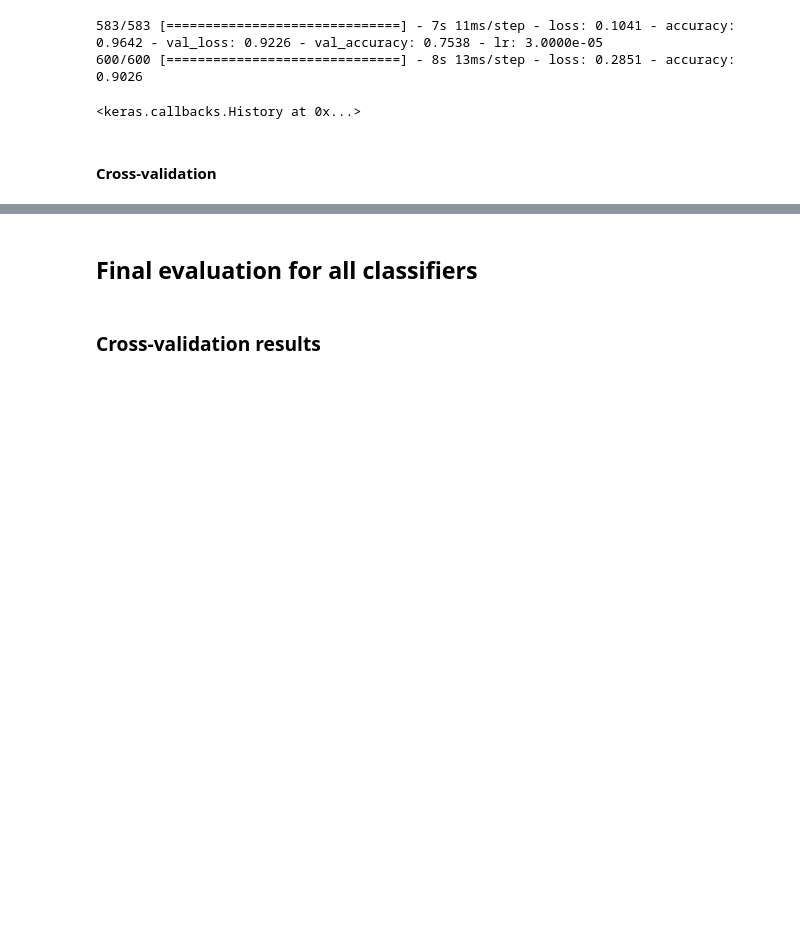
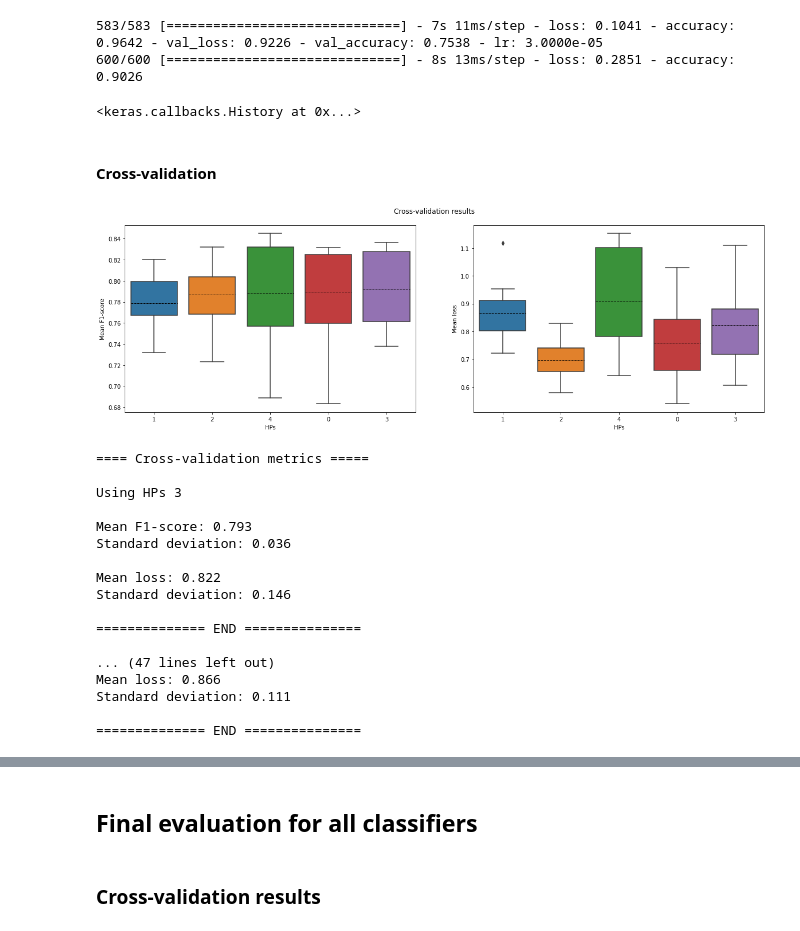
Before and after one commit to TuomasKuutsa/Emotion-classifier-project, a Jupyter notebook: EmotionClassification.ipynb, the cells around one changed output, grey strips where cells are left out. Drawn from its saved outputs; the diff is of its cells as text; code cells hidden in the pictures; blank space fills up the shorter version.

```diff
--- a/EmotionClassification.ipynb
+++ b/EmotionClassification.ipynb
@@ -618,3 +764,24 @@ joblib.dump(optimized_history.history, 'results/OptimizedConv2DHistory')
+# %%
+plot_keras_cv('results/Top5KerasCVResults', 'HPs')
+# %% [output]
+[figure, added]
+==== Cross-validation metrics =====
+
+Using HPs 3
+
+Mean F1-score: 0.793
+Standard deviation: 0.036
+
+Mean loss: 0.822
+Standard deviation: 0.146
+
+============== END ===============
+
+... (47 lines left out)
+Mean loss: 0.866
+Standard deviation: 0.111
+
+============== END ===============
 # %%
 %%time
 
```
Also changed, not shown: parts of 31 cells of this notebook, 8 other files.
